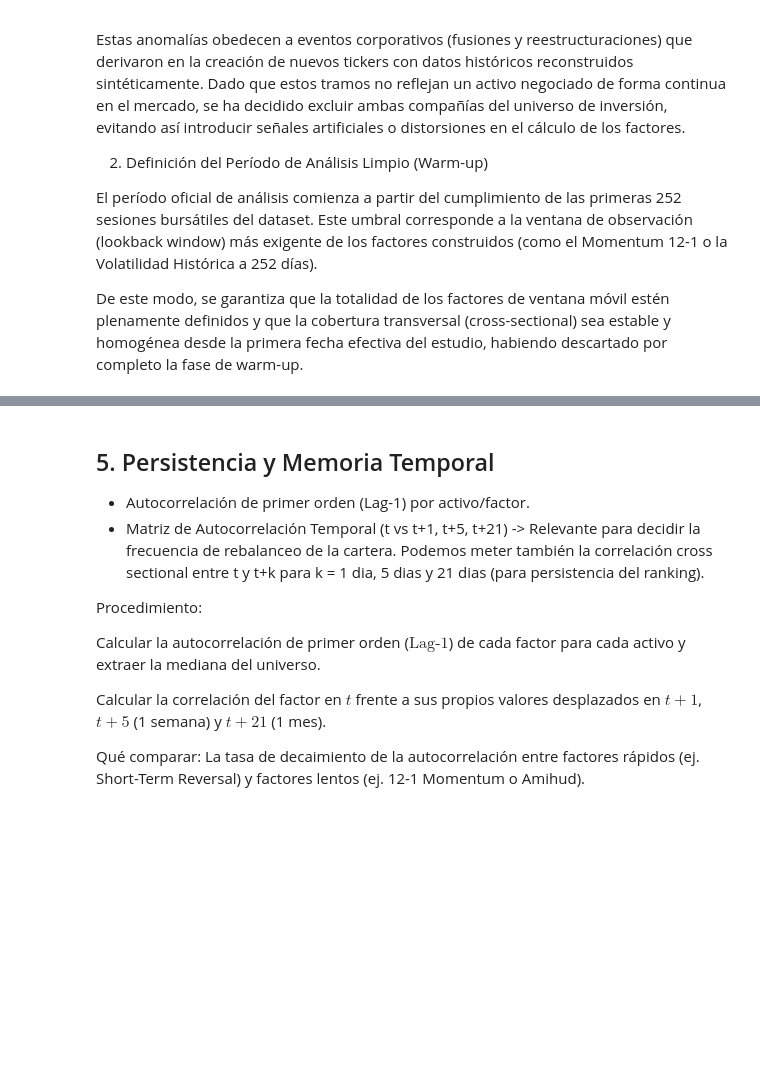
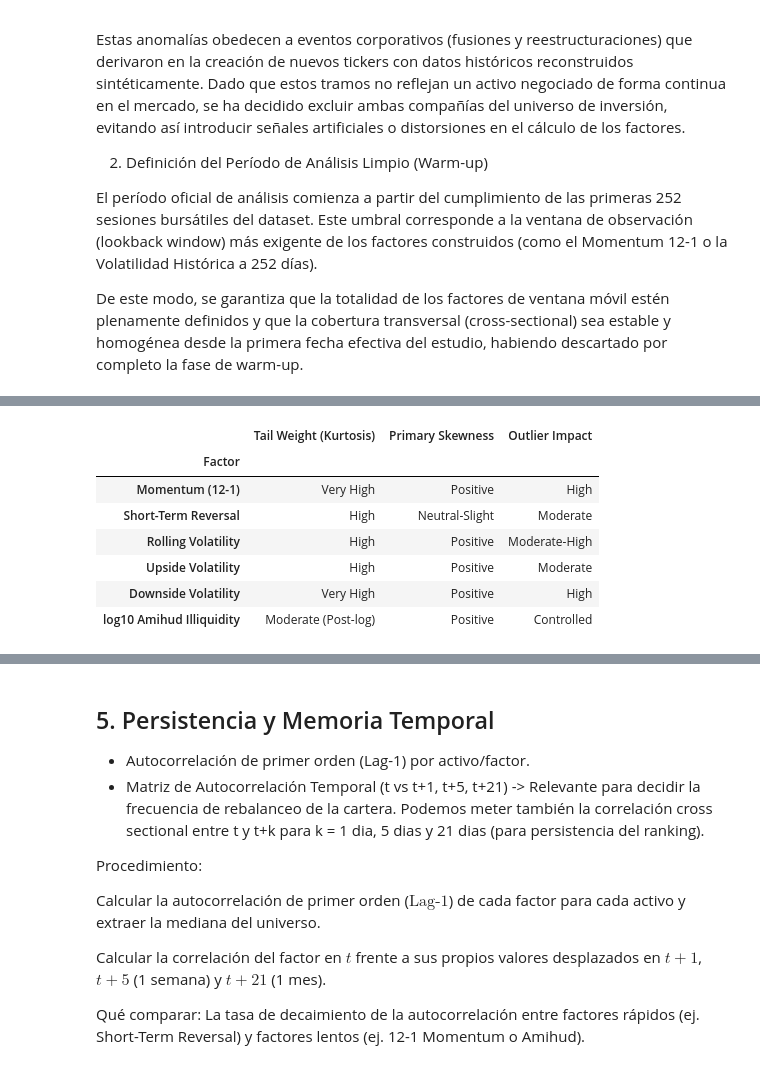
Before and after one commit to PalaciosDaniel/quant-portfolio-project, a Jupyter notebook: notebooks/04_factor_validation.ipynb, the cells around one changed output, grey strips where cells are left out. Cells and saved outputs as stored; diff of their text form; code cells hidden in the pictures; blank space fills up the shorter version.

```diff
--- a/notebooks/04_factor_validation.ipynb
+++ b/notebooks/04_factor_validation.ipynb
@@ -402,2 +616,54 @@ Determinar formalmente qué factores son no-normales o tienen asimetría crític
+# %%
+# Diagnostic Summary Table (EDA Phase)
+diagnostic_data = {
+    'Factor': [
+        'Momentum (12-1)',
+        'Short-Term Reversal',
+        'Rolling Volatility',
+        'Upside Volatility',
+        'Downside Volatility',
+        'log10 Amihud Illiquidity'
+    ],
+    'Tail Weight (Kurtosis)': [
+        'Very High',
+        'High',
+        'High',
+        'High',
+        'Very High',
+        'Moderate (Post-log)'
+    ],
+    'Primary Skewness': [
+        'Positive',
+        'Neutral-Slight',
+        'Positive',
+        'Positive',
+        'Positive',
+        'Positive'
+    ],
+    'Outlier Impact': [
+        'High',
+        'Moderate',
+        'Moderate-High',
+        'Moderate',
+        'High',
+        'Controlled'
+    ]
+}
+
+df_summary = (
+    pd.DataFrame(diagnostic_data)
+      .set_index("Factor")
+)
+
+display(df_summary)
+# %% [output]
+|  | Tail Weight (Kurtosis) | Primary Skewness | Outlier Impact |
+| Factor |  |  |  |
+| Momentum (12-1) | Very High | Positive | High |
+| Short-Term Reversal | High | Neutral-Slight | Moderate |
+| Rolling Volatility | High | Positive | Moderate-High |
+| Upside Volatility | High | Positive | Moderate |
+| Downside Volatility | Very High | Positive | High |
+| log10 Amihud Illiquidity | Moderate (Post-log) | Positive | Controlled |
 # %% [markdown]
 ## 4. Comportamiento Temporal y Estabilidad Cross-Sectional
```
Also changed, not shown: parts of 16 cells of this notebook, 1 other file.
